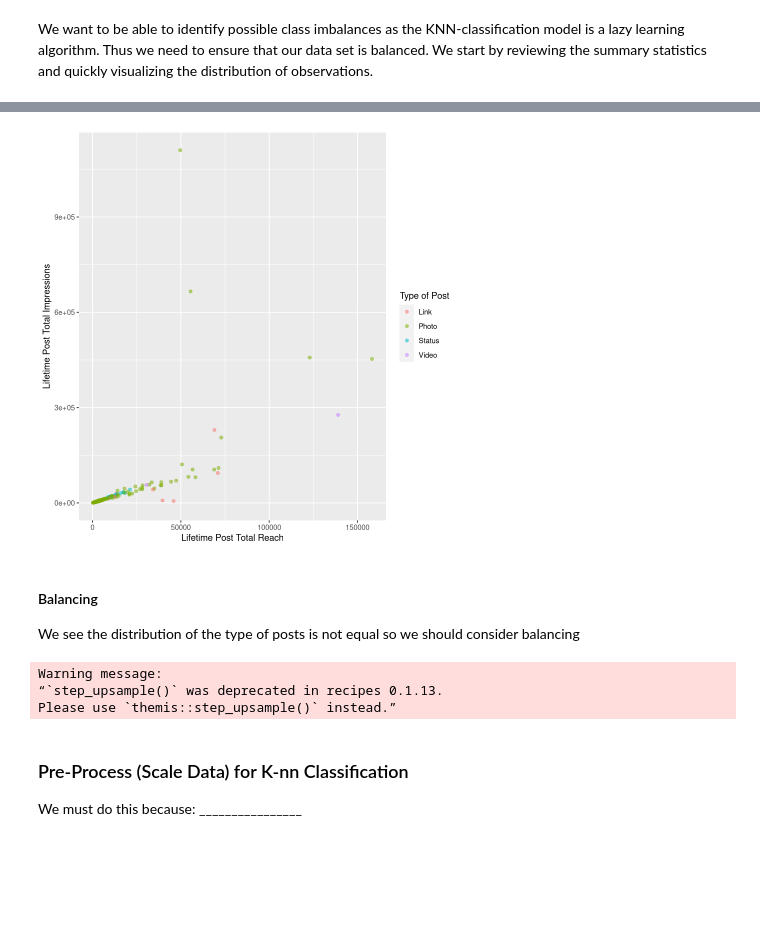
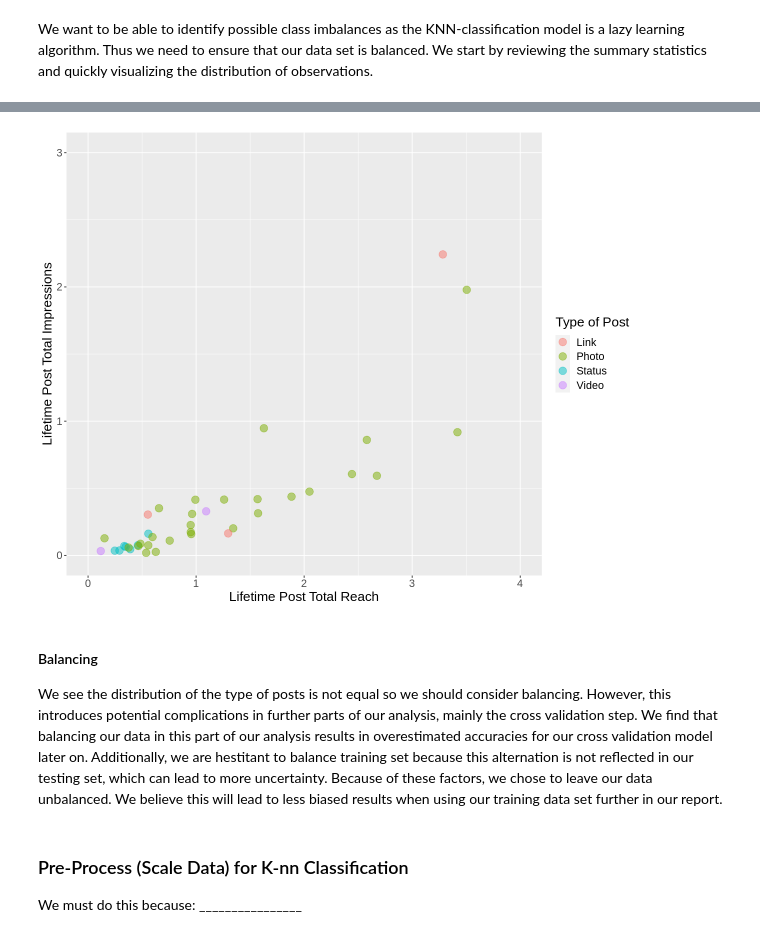
Before and after one commit to calamari99/Facebook-Post-Predictor, a Jupyter notebook: main.ipynb, the cells around one changed output, grey strips where cells are left out. Cells and saved outputs as stored; diff of their text form; code cells hidden in the pictures; blank space fills up the shorter version.

Commit message:
Update main.ipynb
Removed paid summary, added a table/justification for using unpaid data for our analysis, wrote a justification for not balancing our data, attempted to fix our first plot

```diff
--- a/main.ipynb
+++ b/main.ipynb
@@ -271,9 +275,16 @@ summary(train_set_unpaid)
  3rd Qu.: 10256
  Max.   :158208
 # %%
-test_unpaid_plot <- train_set_unpaid %>% ggplot(aes(x = Lifetime_Post_Total_Reach, y = Lifetime_Post_Total_Impressions, color = Type)) +
-  geom_point(alpha = 0.5) +
-  labs(color = "Type of Post", x = "Lifetime Post Total Reach", y = "Lifetime Post Total Impressions")
+options(repr.plot.width=10, repr.plot.height=8)
+test_unpaid_plot <- train_set_unpaid %>% mutate(Lifetime_Post_Total_Reach = scale(Lifetime_Post_Total_Reach),
+                                              Lifetime_Post_Total_Impressions = scale(Lifetime_Post_Total_Impressions)) %>%
+    ggplot(aes(x = Lifetime_Post_Total_Reach, y = Lifetime_Post_Total_Impressions, color = Type)) +
+    geom_point(alpha = 0.5, size = 4) +
+    labs(color = "Type of Post", x = "Lifetime Post Total Reach", y = "Lifetime Post Total Impressions") +
+    #xlim(NA, 4) + ylim(NA, 4) +
+    scale_x_continuous(limits=c(0, 4)) +
+    scale_y_continuous(limits=c(0, 3)) +
+    theme(text = element_text(size = 16))
 
 test_unpaid_plot
 # %% [output]
@@ -280,21 +293,19 @@ test_unpaid_plot
-[figure, old version]
+[figure, new version]
-# %% [markdown]
-#### Balancing
-We see the distribution of the type of posts is not equal so we should consider balancing
+# %% [markdown]
+#### Balancing
+We see the distribution of the type of posts is not equal so we should consider balancing. However, this introduces potential complications in further parts of our analysis, mainly the cross validation step. We find that balancing our data in this part of our analysis results in overestimated accuracies for our cross validation model later on. Additionally, we are hestitant to balance training set because this alternation is not reflected in our testing set, which can lead to more uncertainty. Because of these factors, we chose to leave our data unbalanced. We believe this will lead to less biased results when using our training data set further in our report.
 # %%
-ups_recipe <- recipe(Type ~ Lifetime_Post_Total_Reach + Lifetime_Post_Total_Impressions, data = train_set_unpaid) %>%
-  step_upsample(Type, over_ratio = 1, skip = FALSE) %>%
-  prep()
+# Scrapped balancing step
+
+#ups_recipe <- recipe(Type ~ Lifetime_Post_Total_Reach + Lifetime_Post_Total_Impressions, data = train_set_unpaid) %>%
+#  step_upsample(Type, over_ratio = 1, skip = FALSE) %>%
+#  prep()
 
 # upsampled_cancer <- bake(ups_recipe, train_set_unpaid)
 
 # upsampled_cancer %>%
 #   group_by(Type) %>%
 #   summarize(n = n())
-# %% [output]
-Warning message:
-“`step_upsample()` was deprecated in recipes 0.1.13.
-Please use `themis::step_upsample()` instead.”
 # %% [markdown]
 ### Pre-Process (Scale Data) for K-nn Classification
 We must do this because: ________________
```
Also changed, not shown: parts of 12 cells of this notebook.
